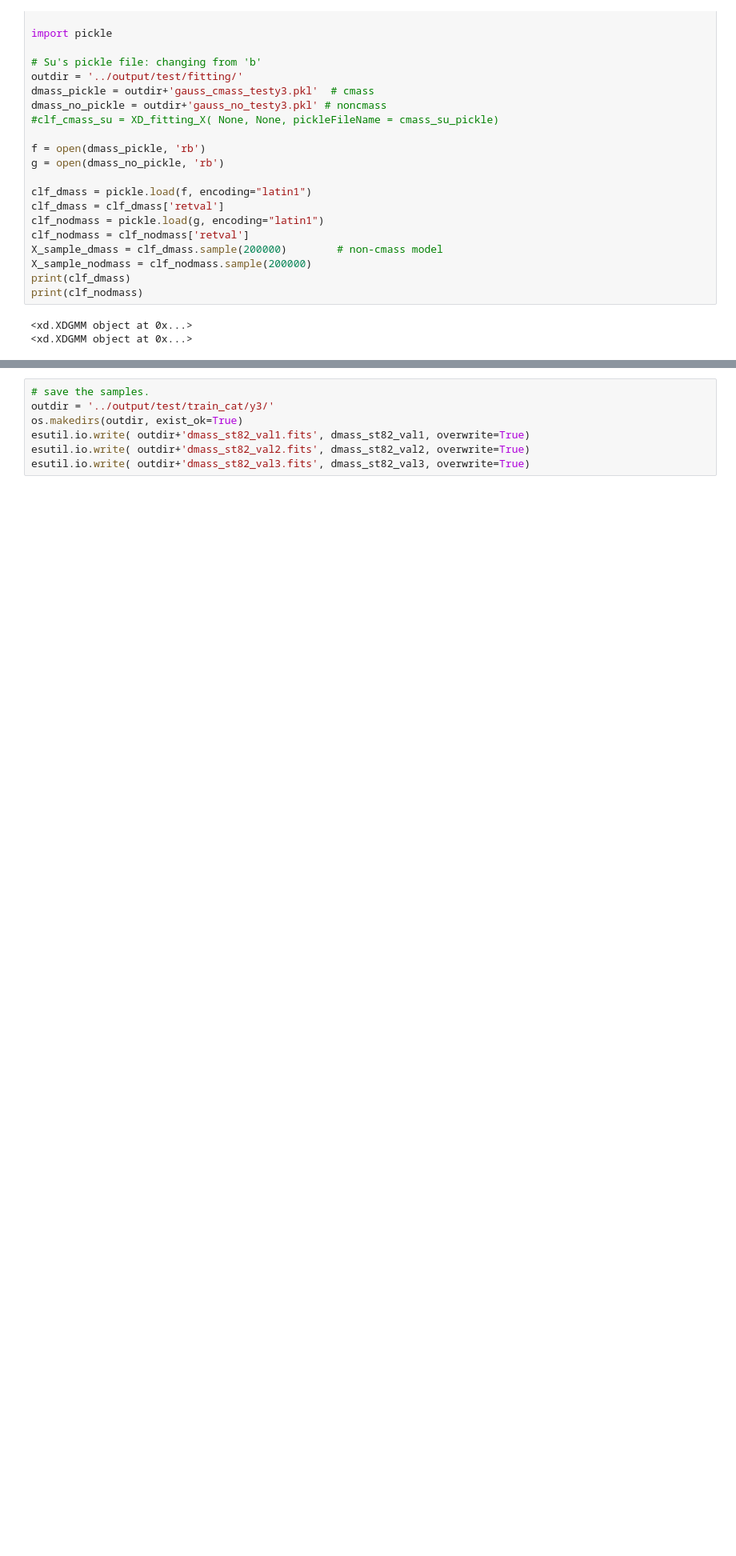
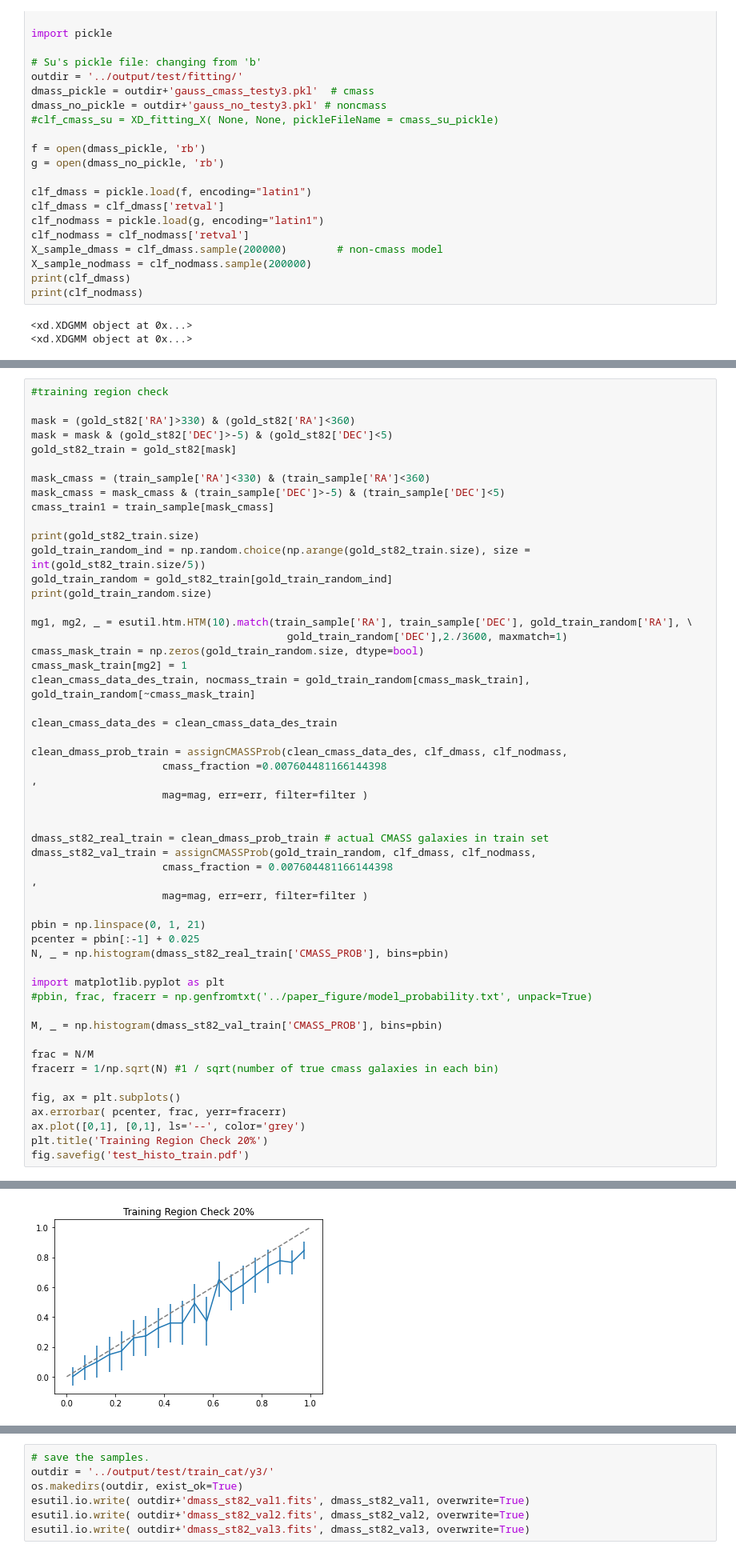
Before and after one commit to sujeong-lee/DMASS, a Jupyter notebook: code_py3/Cookie.ipynb, the cells around one changed output, grey strips where cells are left out. Shown at 80% size. Drawn from its saved outputs; the diff is of its cells as text; blank space fills up the shorter version.

```diff
--- a/code_py3/Cookie.ipynb
+++ b/code_py3/Cookie.ipynb
@@ -260,0 +294,54 @@ print(gold_v3_random.size)
+# %%
+#training region check
+
+mask = (gold_st82['RA']>330) & (gold_st82['RA']<360)
+mask = mask & (gold_st82['DEC']>-5) & (gold_st82['DEC']<5)
+gold_st82_train = gold_st82[mask]
+
+mask_cmass = (train_sample['RA']<330) & (train_sample['RA']<360)
+mask_cmass = mask_cmass & (train_sample['DEC']>-5) & (train_sample['DEC']<5)
+cmass_train1 = train_sample[mask_cmass]
+
+print(gold_st82_train.size)
+gold_train_random_ind = np.random.choice(np.arange(gold_st82_train.size), size = int(gold_st82_train.size/5))
+gold_train_random = gold_st82_train[gold_train_random_ind]
+print(gold_train_random.size)
+
+mg1, mg2, _ = esutil.htm.HTM(10).match(train_sample['RA'], train_sample['DEC'], gold_train_random['RA'], \
+                                         gold_train_random['DEC'],2./3600, maxmatch=1)
+cmass_mask_train = np.zeros(gold_train_random.size, dtype=bool)
+cmass_mask_train[mg2] = 1
+clean_cmass_data_des_train, nocmass_train = gold_train_random[cmass_mask_train], gold_train_random[~cmass_mask_train]
+
+clean_cmass_data_des = clean_cmass_data_des_train
+
+clean_dmass_prob_train = assignCMASSProb(clean_cmass_data_des, clf_dmass, clf_nodmass,
+                     cmass_fraction =0.007604481166144398
+,
+                     mag=mag, err=err, filter=filter )
+
+
+dmass_st82_real_train = clean_dmass_prob_train # actual CMASS galaxies in train set
+dmass_st82_val_train = assignCMASSProb(gold_train_random, clf_dmass, clf_nodmass,
+                     cmass_fraction = 0.007604481166144398
+,
+                     mag=mag, err=err, filter=filter )
+
+pbin = np.linspace(0, 1, 21)
+pcenter = pbin[:-1] + 0.025
+N, _ = np.histogram(dmass_st82_real_train['CMASS_PROB'], bins=pbin)
+
+import matplotlib.pyplot as plt
+#pbin, frac, fracerr = np.genfromtxt('../paper_figure/model_probability.txt', unpack=True)
+
+M, _ = np.histogram(dmass_st82_val_train['CMASS_PROB'], bins=pbin)
+
+frac = N/M
+fracerr = 1/np.sqrt(N) #1 / sqrt(number of true cmass galaxies in each bin)
+
+fig, ax = plt.subplots()
+ax.errorbar( pcenter, frac, yerr=fracerr)
+ax.plot([0,1], [0,1], ls='--', color='grey')
+plt.title('Training Region Check 20%')
+fig.savefig('test_histo_train.pdf')
+# %% [output]
@@ -261,3 +354,4 @@ print(gold_v3_random.size)
+[figure, added]
 # %%
 %matplotlib inline
 import matplotlib.pyplot as plt
```
Also changed, not shown: parts of 10 cells of this notebook, 5 other files.
